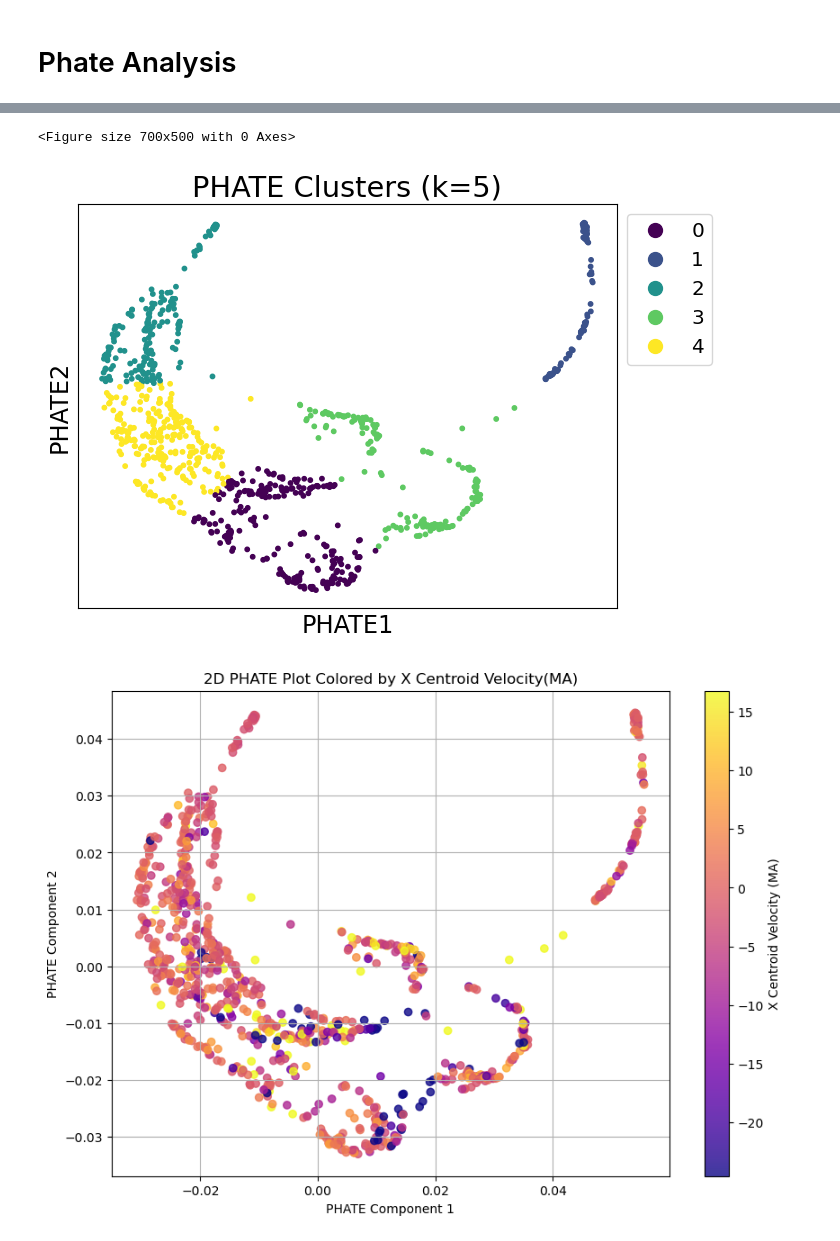
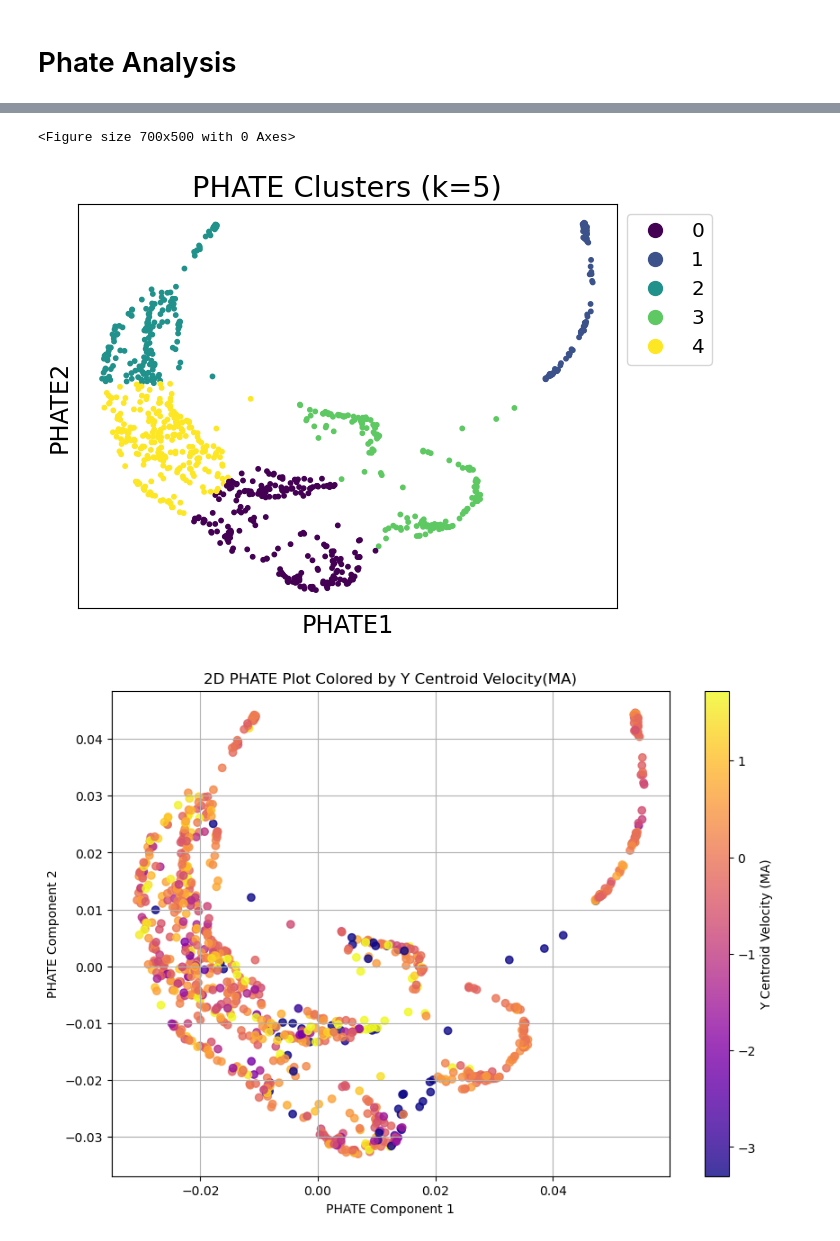
Before and after one commit to mina-mahbub/EmbedTrack_Mina, a Jupyter notebook: Cell_Frame-Video/Track_video.ipynb, the cells around one changed output, grey strips where cells are left out. Drawn from its saved outputs; the diff is of its cells as text; code cells hidden in the pictures.

```diff
--- a/Cell_Frame-Video/Track_video.ipynb
+++ b/Cell_Frame-Video/Track_video.ipynb
@@ -1569,8 +1561,6 @@ def apply_phate(csv_path,output_directory,window_size, variance_threshold=0.95,
     explained_variance = pca.explained_variance_ratio_
     cumulative_variance = np.cumsum(explained_variance)  # Cumulative variance
 
-
-
     # Determine the optimal number of components dynamically
     optimal_components = np.argmax(cumulative_variance >= variance_threshold) + 1
 
@@ -1579,8 +1569,6 @@ def apply_phate(csv_path,output_directory,window_size, variance_threshold=0.95,
     # Apply PCA with optimal components
     pca = PCA(n_components=optimal_components)
     X_pca = pca.fit_transform(X_scaled)
-
-
 
     print(f"PCA Variance Explained with {optimal_components} components: {np.sum(pca.explained_variance_ratio_):.4f}")
 
@@ -1593,8 +1581,8 @@ def apply_phate(csv_path,output_directory,window_size, variance_threshold=0.95,
     phate_df["Cell Number"] = mini_df["Cell Number"]
 
     # phate_df["Convexity_MA"] = mini_df["Convexity_MA"]
-    # phate_df["Y_Centroid_Velocity_MA"] = mini_df["Y_Centroid_Velocity_MA"]
-    phate_df["X_Centroid_Velocity_MA"] = mini_df["X_Centroid_Velocity_MA"]
+    phate_df["Y_Centroid_Velocity_MA"] = mini_df["Y_Centroid_Velocity_MA"]
+    # phate_df["X_Centroid_Velocity_MA"] = mini_df["X_Centroid_Velocity_MA"]
 
     # Apply k-means clustering on PHATE embedding
     kmeans = KMeans(n_clusters=k_clusters, random_state=44)
@@ -1626,22 +1614,22 @@ def apply_phate(csv_path,output_directory,window_size, variance_threshold=0.95,
     # plt.show()
 
     # ✅ 2D PHATE Scatter Plot Colored by X Centroid Velocity with clipped scale
-    vmin = np.percentile(phate_df["X_Centroid_Velocity_MA"], 5)
-    vmax = np.percentile(phate_df["X_Centroid_Velocity_MA"], 95)
+    vmin = np.percentile(phate_df["Y_Centroid_Velocity_MA"], 5)
+    vmax = np.percentile(phate_df["Y_Centroid_Velocity_MA"], 95)
 
     # vmin = np.percentile(phate_df["Convexity_MA"], 5)
     # vmax = np.percentile(phate_df["Convexity_MA"], 95)
 
     plt.figure(figsize=(10, 7))
     sc_vel = plt.scatter(phate_df["PHATE1"], phate_df["PHATE2"],
-                         c=phate_df["X_Centroid_Velocity_MA"], cmap='plasma', alpha=0.8,vmin=vmin, vmax=vmax)
+                         c=phate_df["Y_Centroid_Velocity_MA"], cmap='plasma', alpha=0.8,vmin=vmin, vmax=vmax)
 
     # sc_vel = plt.scatter(phate_df["PHATE1"], phate_df["PHATE2"],
     #                      c=phate_df["Convexity_MA"], cmap='plasma', alpha=0.8,vmin=vmin, vmax=vmax)
 
 
-    plt.colorbar(sc_vel, label="X Centroid Velocity (MA)")
-    plt.title("2D PHATE Plot Colored by X Centroid Velocity (MA)")
+    plt.colorbar(sc_vel, label="Y Centroid Velocity (MA)")
+    plt.title("2D PHATE Plot Colored by Y Centroid Velocity (MA)")
 
     # plt.colorbar(sc_vel, label="Convexity (MA)")
     # plt.title("2D PHATE Plot Colored by Convexity (MA)")
@@ -1656,26 +1644,11 @@ def apply_phate(csv_path,output_directory,window_size, variance_threshold=0.95,
     # plt.figure(figsize=(10, 7))
     # sc_y = plt.scatter(phate_df["PHATE1"], phate_df["PHATE2"], c=phate_df["Y_Centroid_Velocity_MA"], cmap='plasma', alpha=0.8)
     # plt.colorbar(sc_y, label="Y Centroid Velocity(MA)")
-    plt.title("2D PHATE Plot Colored by X Centroid Velocity(MA)")
+    plt.title("2D PHATE Plot Colored by Y Centroid Velocity(MA)")
     plt.xlabel("PHATE Component 1")
     plt.ylabel("PHATE Component 2")
     plt.grid(True)
     # plt.savefig(os.path.join(output_directory, f"PHATE Plot Colored by Y-Centroid_Velocity_{window_size}.png"))
-    plt.show()
-
-
-    # --- Seaborn Boxplot: X Centroid Velocity by Cluster ---
-    vmin = phate_df["X_Centroid_Velocity_MA"].quantile(0.05)
-    vmax = phate_df["X_Centroid_Velocity_MA"].quantile(0.95)
-    plt.figure(figsize=(10, 6))
-    sns.boxplot(data=phate_df, x="Cluster", y="X_Centroid_Velocity_MA", palette="Set2")
-    sns.stripplot(data=phate_df, x="Cluster", y="X_Centroid_Velocity_MA", color='gray', alpha=0.5, jitter=0.2, size=3)
-    plt.title("X Centroid Velocity (MA) by Cluster", fontsize=14)
-    plt.xlabel("Cluster")
-    plt.ylabel("X Centroid Velocity (MA)")
-    plt.tight_layout()
-    plt.ylim(vmin, vmax)
-    # plt.savefig(os.path.join(output_directory, f"Seaborn_Boxplot_XVelocity_By_Cluster_{window_size}.png"))
     plt.show()
 
     return phate_df
@@ -1686,7 +1659,7 @@ def apply_phate(csv_path,output_directory,window_size, variance_threshold=0.95,
 # # "Area_MA", "Perimeter_MA", "Extent_MA", "Solidity_MA", "Compactness_MA", "Elongation_MA", "Circularity_MA", "Convexity_MA"
 window_size=5
 output_directory = "/home/MinaHossain/EmbedTrack/Cell_Frame-Video/New_Shape/"
-input_directory = "/home/MinaHossain/EmbedTrack/Cell_Frame-Video/Output"
+input_directory = "/home/MinaHossain/EmbedTrack/Cell_Frame-Video/Output/"
 csv_path = os.path.join(input_directory, f"Cells_Centroid_Velocity_TrueLabel_MA_{window_size}.csv")
 phate_results = apply_phate(csv_path, output_directory,window_size)
 
@@ -1713,3 +1687,3 @@ Calculated PHATE in 0.59 seconds.
 <Figure size 700x500 with 0 Axes>
 [figure]
-[figure, old version]
+[figure, new version]
```
Also changed, not shown: parts of 13 cells of this notebook, 11 other files.
